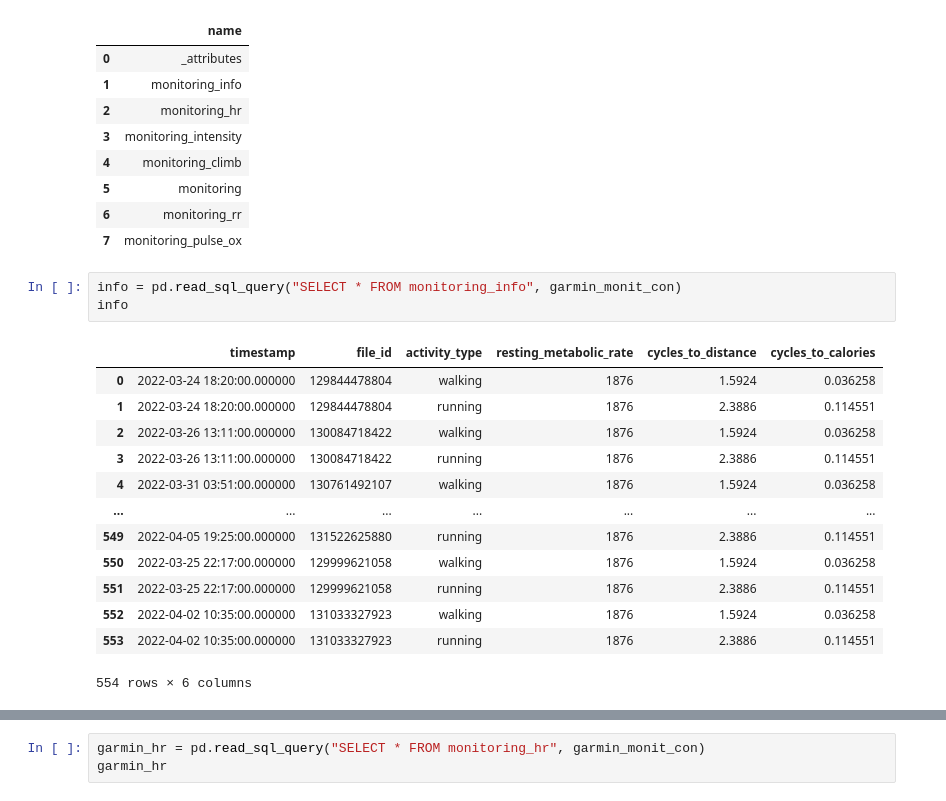
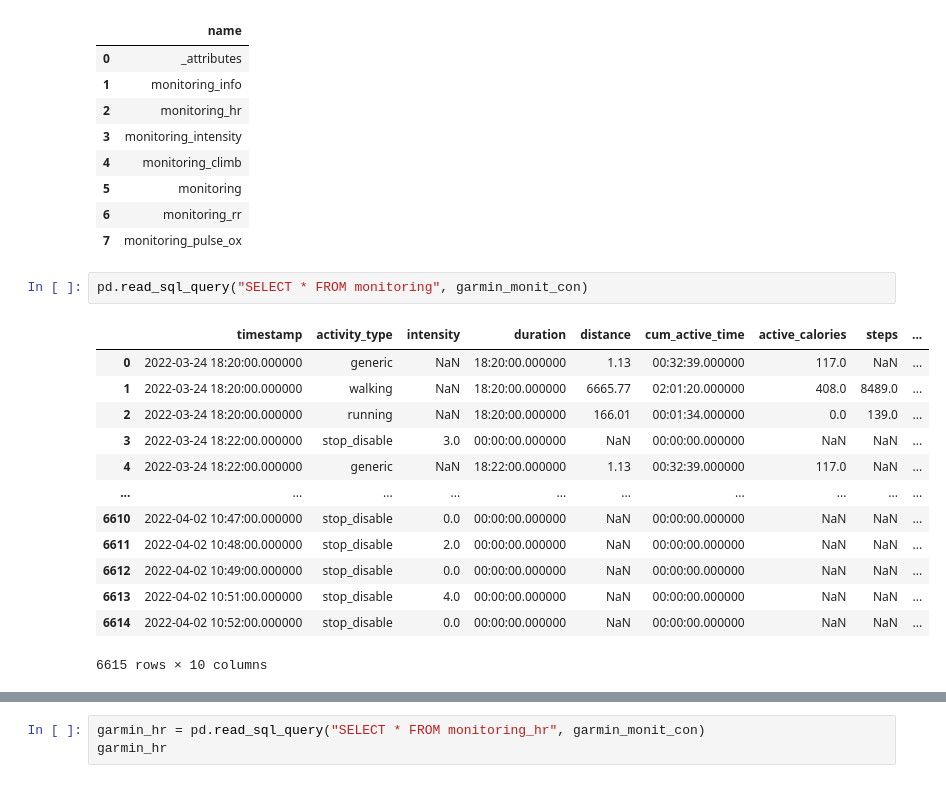
Before and after one commit to ShiYang1101/ML, a Jupyter notebook: Fitness/HR.ipynb, the cells around one changed output, grey strips where cells are left out. Cells and saved outputs as stored; diff of their text form.

```diff
--- a/Fitness/HR.ipynb
+++ b/Fitness/HR.ipynb
@@ -106,20 +188,19 @@ pd.read_sql_query("SELECT name FROM sqlite_master WHERE type='table'", garmin_mo
 | 5 | monitoring |
 | 6 | monitoring_rr |
 | 7 | monitoring_pulse_ox |
-# %%
-info = pd.read_sql_query("SELECT * FROM monitoring_info", garmin_monit_con)
-info
-# %% [output]
-|  | timestamp | file_id | activity_type | resting_metabolic_rate | cycles_to_distance | cycles_to_calories |
-| 0 | 2022-03-24 18:20:00.000000 | 129844478804 | walking | 1876 | 1.5924 | 0.036258 |
-| 1 | 2022-03-24 18:20:00.000000 | 129844478804 | running | 1876 | 2.3886 | 0.114551 |
-| 2 | 2022-03-26 13:11:00.000000 | 130084718422 | walking | 1876 | 1.5924 | 0.036258 |
-| 3 | 2022-03-26 13:11:00.000000 | 130084718422 | running | 1876 | 2.3886 | 0.114551 |
-| 4 | 2022-03-31 03:51:00.000000 | 130761492107 | walking | 1876 | 1.5924 | 0.036258 |
-| ... | ... | ... | ... | ... | ... | ... |
-| 549 | 2022-04-05 19:25:00.000000 | 131522625880 | running | 1876 | 2.3886 | 0.114551 |
-| 550 | 2022-03-25 22:17:00.000000 | 129999621058 | walking | 1876 | 1.5924 | 0.036258 |
-| 551 | 2022-03-25 22:17:00.000000 | 129999621058 | running | 1876 | 2.3886 | 0.114551 |
-| 552 | 2022-04-02 10:35:00.000000 | 131033327923 | walking | 1876 | 1.5924 | 0.036258 |
-| 553 | 2022-04-02 10:35:00.000000 | 131033327923 | running | 1876 | 2.3886 | 0.114551 |
-554 rows × 6 columns
+# %%
+pd.read_sql_query("SELECT * FROM monitoring", garmin_monit_con)
+# %% [output]
+|  | timestamp | activity_type | intensity | duration | distance | cum_active_time | active_calories | steps | ... |
+| 0 | 2022-03-24 18:20:00.000000 | generic | NaN | 18:20:00.000000 | 1.13 | 00:32:39.000000 | 117.0 | NaN | ... |
+| 1 | 2022-03-24 18:20:00.000000 | walking | NaN | 18:20:00.000000 | 6665.77 | 02:01:20.000000 | 408.0 | 8489.0 | ... |
+| 2 | 2022-03-24 18:20:00.000000 | running | NaN | 18:20:00.000000 | 166.01 | 00:01:34.000000 | 0.0 | 139.0 | ... |
+| 3 | 2022-03-24 18:22:00.000000 | stop_disable | 3.0 | 00:00:00.000000 | NaN | 00:00:00.000000 | NaN | NaN | ... |
+| 4 | 2022-03-24 18:22:00.000000 | generic | NaN | 18:22:00.000000 | 1.13 | 00:32:39.000000 | 117.0 | NaN | ... |
+| ... | ... | ... | ... | ... | ... | ... | ... | ... | ... |
+| 6610 | 2022-04-02 10:47:00.000000 | stop_disable | 0.0 | 00:00:00.000000 | NaN | 00:00:00.000000 | NaN | NaN | ... |
+| 6611 | 2022-04-02 10:48:00.000000 | stop_disable | 2.0 | 00:00:00.000000 | NaN | 00:00:00.000000 | NaN | NaN | ... |
+| 6612 | 2022-04-02 10:49:00.000000 | stop_disable | 0.0 | 00:00:00.000000 | NaN | 00:00:00.000000 | NaN | NaN | ... |
+| 6613 | 2022-04-02 10:51:00.000000 | stop_disable | 4.0 | 00:00:00.000000 | NaN | 00:00:00.000000 | NaN | NaN | ... |
+| 6614 | 2022-04-02 10:52:00.000000 | stop_disable | 0.0 | 00:00:00.000000 | NaN | 00:00:00.000000 | NaN | NaN | ... |
+6615 rows × 10 columns
```
Also changed, not shown: parts of 18 cells of this notebook, 3 other files.
